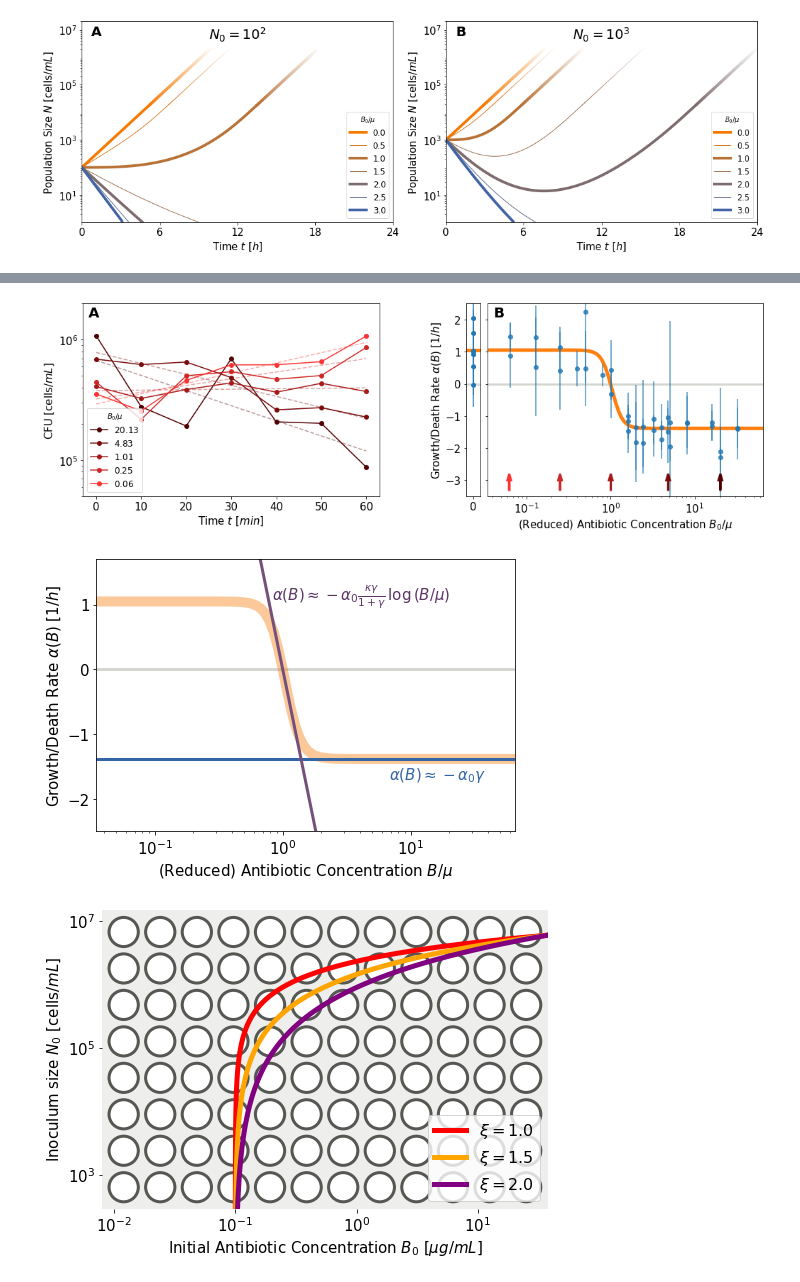
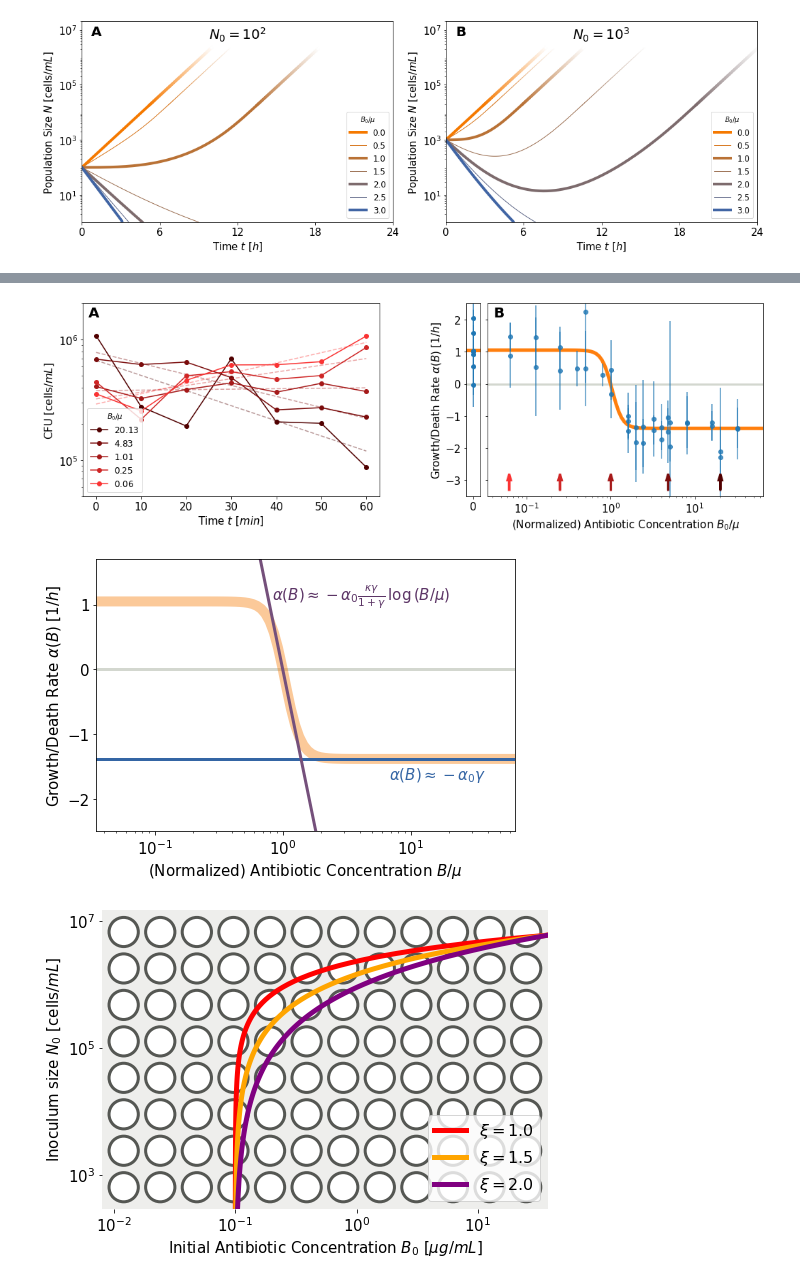
Before and after one commit to Michael000777/antibiotics, a Jupyter notebook: Plots/Plots for Manuscript.ipynb, the cells around one changed output, grey strips where cells are left out. Saved outputs shown, nothing was run; the diff lists cells and outputs as text; code cells hidden in the pictures.

```diff
--- a/Plots/Plots for Manuscript.ipynb
+++ b/Plots/Plots for Manuscript.ipynb
@@ -644,7 +650,7 @@ ax0[1].hlines(0, ax0[1].get_xlim()[0], ax0[1].get_xlim()[1], color = '#d3d7cf',
 
 
 ax0[1].set_yticklabels([])
-ax0[1].set_xlabel(r'(Reduced) Antibiotic Concentration $B_0/\mu$', fontsize = label_fontsize)
+ax0[1].set_xlabel(r'(Normalized) Antibiotic Concentration $B_0/\mu$', fontsize = label_fontsize)
 ax0[0].set_ylabel(r'Growth/Death Rate $\alpha(B)$ $[1/h]$', fontsize = label_fontsize)
 
 
@@ -678,38 +684,38 @@ ax1.   annotate('A',[.02,.93], weight = 'bold', fontsize = panelID_fontsize, xyc
 fig.savefig('fig1_growthrates.pdf')
 fig.savefig('fig1_growthrates.png')
 # %% [output]
-[figure, old version]
+[figure, new version]
 # %%
 fig,ax = plt.subplots(1,1,figsize = (plot_xfigsize/2,5))
 
 
 ax.set_xscale('log')
 ax.set_xlim([.035,65])
 ax.set_ylim([-2.5,1.7])
 ax.tick_params(labelsize = axes_fontsize)
 
 ax.plot(abconc_red, aeff(abconc_red * growth_scmic, growth_alpha, growth_scmic, growth_kappa, growth_gamma), lw = 10, zorder = 1, color = '#f57900', alpha = .4)
 
 ax.hlines(0, ax.get_xlim()[0], ax.get_xlim()[1], color = '#d3d7cf', lw = 3, zorder = -1)
 
 ax.plot(abconc_red, -growth_alpha*growth_gamma * np.ones_like(abconc_red), lw = 3, color = '#3465a4')
 ax.plot(abconc_red, -growth_alpha*growth_gamma*growth_kappa/(1+growth_gamma)*np.log(abconc_red), lw = 3, color = '#75507b')
 
 ax.annotate(r'$\alpha(B) \approx -\alpha_0\gamma$', [.70,.19], fontsize = label_fontsize, xycoords = 'axes fraction', color = '#3465a4')
 ax.annotate(r'$\alpha(B) \approx -\alpha_0\frac{\kappa\gamma}{1+\gamma}\,\log\left(B/\mu\right)$', [.42,.85], fontsize = label_fontsize, xycoords = 'axes fraction', color = '#5c3566')
 
 ax.set_yticks([-2,-1,0,1])
-ax.set_xlabel(r'(Reduced) Antibiotic Concentration $B/\mu$', fontsize = label_fontsize)
+ax.set_xlabel(r'(Normalized) Antibiotic Concentration $B/\mu$', fontsize = label_fontsize)
 ax.set_ylabel(r'Growth/Death Rate $\alpha(B)$ $[1/h]$', fontsize = label_fontsize)
 
 
 ax0[0].hlines(0, ax0[0].get_xlim()[0], ax0[0].get_xlim()[1], color = '#d3d7cf', lw = 3, zorder = -1)
 
 
 fig.savefig('figS1_growthrate_approx.pdf')
 fig.savefig('figS1_growthrate_approx.png')
 # %% [output]
-[figure, old version]
+[figure, new version]
 # %%
 def get_tau2(n0 = 1e6, tau1 = 1e6, xi1 = 1, xi2 = 2):
     return (n0-1) * np.power(tau1/(n0-1), 1. * xi2/xi1)
```
Also changed, not shown: parts of 6 cells of this notebook.
